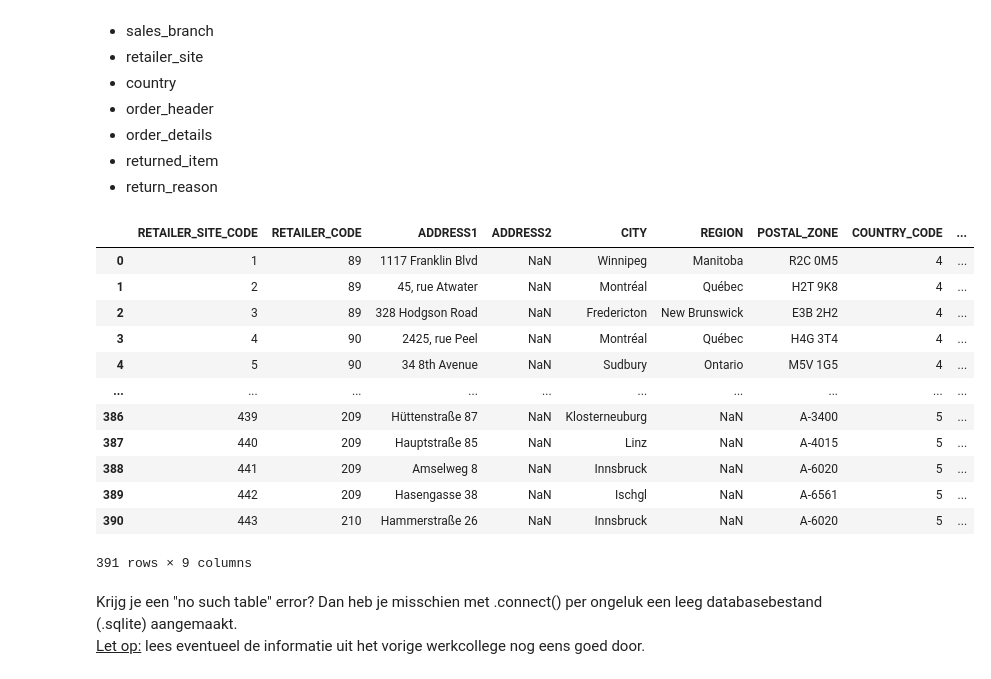
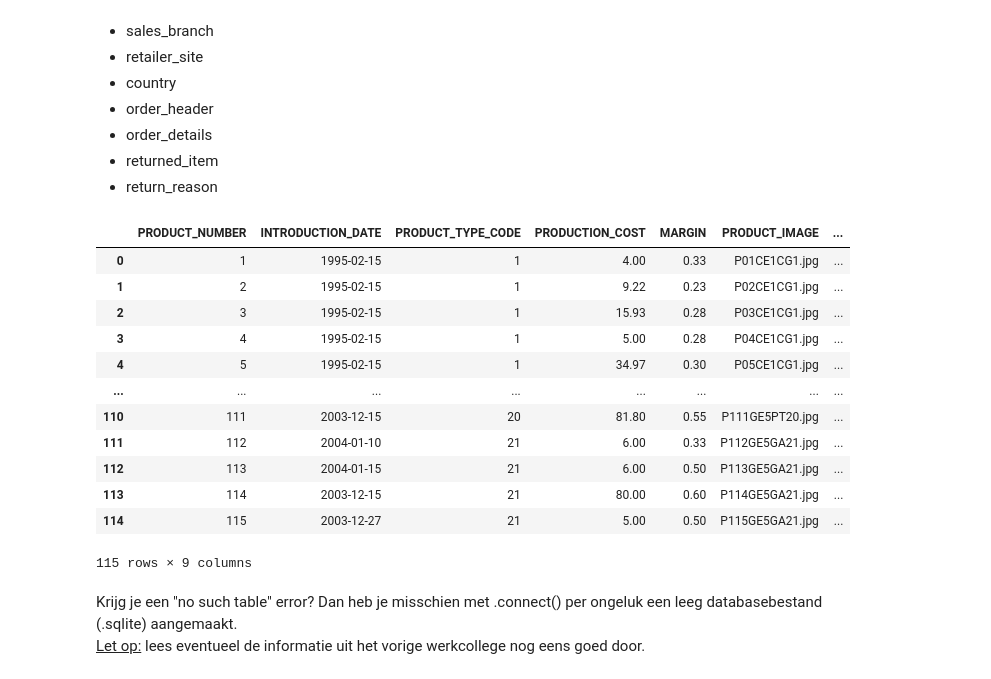
Before and after one commit to RobbertSchwarze/SEM4Robbert, a Jupyter notebook: DEAI - Pythonweek WC Dataselectie met pandas/Opdrachten.ipynb, the cells around one changed output. Drawn from its saved outputs; the diff is of its cells as text; code cells hidden in the pictures.

Commit message:
[Opdracht] marge van producten

```diff
--- a/DEAI - Pythonweek WC Dataselectie met pandas/Opdrachten.ipynb
+++ b/DEAI - Pythonweek WC Dataselectie met pandas/Opdrachten.ipynb
@@ -48,8 +48,8 @@ select_all_returned_item = "SELECT * FROM returned_item"
 select_all_return_reason = "SELECT * FROM return_reason"
 
 #tabel: product
-#product = pd.read_sql(select_all_product, conn)
-#product
+product = pd.read_sql(select_all_product, conn)
+product
 
 #tabel: product_type.
 #product_type = pd.read_sql(select_all_product_type, conn)
@@ -62,48 +62,48 @@ select_all_return_reason = "SELECT * FROM return_reason"
 #tabel: sales_staff
 #sales_staff = pd.read_sql(select_all_sales_staff, conn)
 #sales_staff
 
 #tabel: sales_branch
 #sales_branch = pd.read_sql(select_all_sales_branch, conn)
 #sales_branch
 
 #tabel: retailer_site
-retailer_site = pd.read_sql(select_all_retailer_site, conn)
-retailer_site
+#retailer_site = pd.read_sql(select_all_retailer_site, conn)
+#retailer_site
 
 #tabel: country
 #country = pd.read_sql(select_all_country, conn)
 #country
 
 #tabel: order_header
 #order_header = pd.read_sql(select_all_order_header, conn)
 #order_header
 
 #tabel: order_details
 #order_details = pd.read_sql(select_all_order_details, conn)
 #order_details
 
 #tabel: returned_item
 #returned_item = pd.read_sql(select_all_returned_item, conn)
 #returned_item
 
 #tabel: return_reason
 #return_reason = pd.read_sql(select_all_return_reason, conn)
 #return_reason
 # %% [output]
-|  | RETAILER_SITE_CODE | RETAILER_CODE | ADDRESS1 | ADDRESS2 | CITY | REGION | POSTAL_ZONE | COUNTRY_CODE | ... |
-| 0 | 1 | 89 | 1117 Franklin Blvd | NaN | Winnipeg | Manitoba | R2C 0M5 | 4 | ... |
-| 1 | 2 | 89 | 45, rue Atwater | NaN | Montréal | Québec | H2T 9K8 | 4 | ... |
-| 2 | 3 | 89 | 328 Hodgson Road | NaN | Fredericton | New Brunswick | E3B 2H2 | 4 | ... |
-| 3 | 4 | 90 | 2425, rue Peel | NaN | Montréal | Québec | H4G 3T4 | 4 | ... |
-| 4 | 5 | 90 | 34 8th Avenue | NaN | Sudbury | Ontario | M5V 1G5 | 4 | ... |
-| ... | ... | ... | ... | ... | ... | ... | ... | ... | ... |
-| 386 | 439 | 209 | Hüttenstraße 87 | NaN | Klosterneuburg | NaN | A-3400 | 5 | ... |
-| 387 | 440 | 209 | Hauptstraße 85 | NaN | Linz | NaN | A-4015 | 5 | ... |
-| 388 | 441 | 209 | Amselweg 8 | NaN | Innsbruck | NaN | A-6020 | 5 | ... |
-| 389 | 442 | 209 | Hasengasse 38 | NaN | Ischgl | NaN | A-6561 | 5 | ... |
-| 390 | 443 | 210 | Hammerstraße 26 | NaN | Innsbruck | NaN | A-6020 | 5 | ... |
+|  | PRODUCT_NUMBER | INTRODUCTION_DATE | PRODUCT_TYPE_CODE | PRODUCTION_COST | MARGIN | PRODUCT_IMAGE | ... |
+| 0 | 1 | 1995-02-15 | 1 | 4.00 | 0.33 | P01CE1CG1.jpg | ... |
+| 1 | 2 | 1995-02-15 | 1 | 9.22 | 0.23 | P02CE1CG1.jpg | ... |
+| 2 | 3 | 1995-02-15 | 1 | 15.93 | 0.28 | P03CE1CG1.jpg | ... |
+| 3 | 4 | 1995-02-15 | 1 | 5.00 | 0.28 | P04CE1CG1.jpg | ... |
+| 4 | 5 | 1995-02-15 | 1 | 34.97 | 0.30 | P05CE1CG1.jpg | ... |
+| ... | ... | ... | ... | ... | ... | ... | ... |
+| 110 | 111 | 2003-12-15 | 20 | 81.80 | 0.55 | P111GE5PT20.jpg | ... |
+| 111 | 112 | 2004-01-10 | 21 | 6.00 | 0.33 | P112GE5GA21.jpg | ... |
+| 112 | 113 | 2004-01-15 | 21 | 6.00 | 0.50 | P113GE5GA21.jpg | ... |
+| 113 | 114 | 2003-12-15 | 21 | 80.00 | 0.60 | P114GE5GA21.jpg | ... |
+| 114 | 115 | 2003-12-27 | 21 | 5.00 | 0.50 | P115GE5GA21.jpg | ... |
-391 rows × 9 columns
+115 rows × 9 columns
 # %% [markdown]
 Krijg je een "no such table" error? Dan heb je misschien met .connect() per ongeluk een leeg  databasebestand (.sqlite) aangemaakt.<br> <u>Let op:</u> lees eventueel de informatie uit het vorige werkcollege nog eens goed door.
 # %% [markdown]
```
Also changed, not shown: parts of 1 cell of this notebook.
